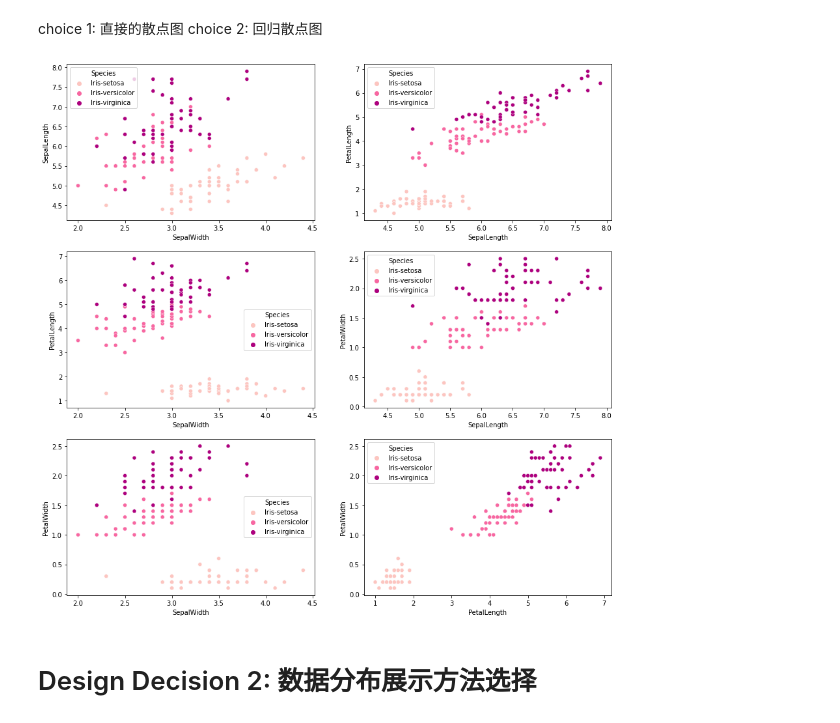
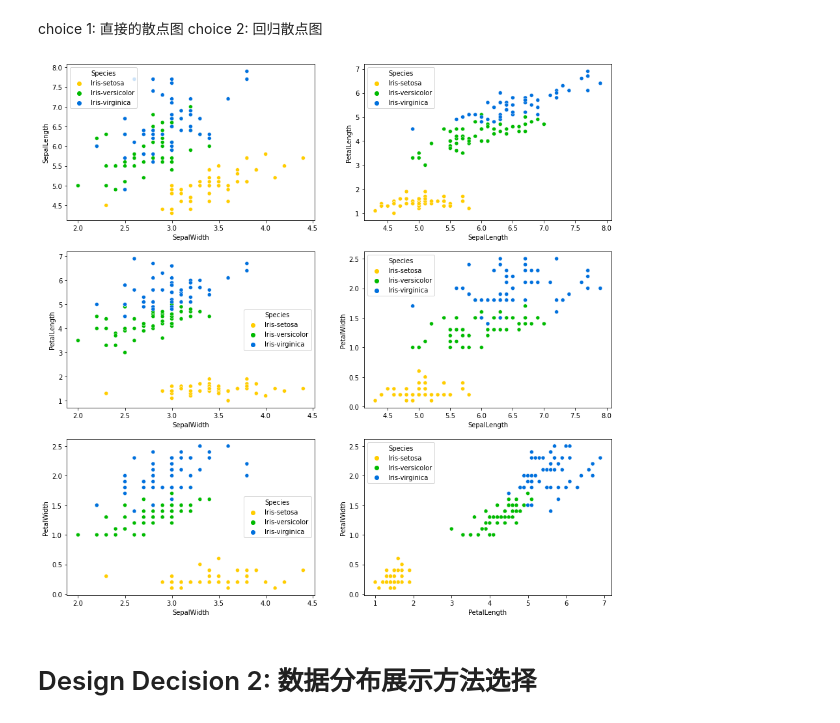
Before and after one commit to xueluofengfei/IV_project, a Jupyter notebook: theZebraSystem.ipynb, the cells around one changed output. Cells and saved outputs as stored; diff of their text form; code cells hidden in the pictures.

```diff
--- a/theZebraSystem.ipynb
+++ b/theZebraSystem.ipynb
@@ -39,16 +39,14 @@ choice 2: 回归散点图
 # %%
 f, axes = plt.subplots(3, 2, figsize=(15, 15))
 
-swsl = sns.scatterplot(data=iris, x='SepalWidth', y='SepalLength', palette='RdPu', hue='Species', ax = axes[0,0])
-swpl = sns.scatterplot(data=iris, x='SepalWidth', y='PetalLength', palette='RdPu', hue='Species', ax = axes[1,0])
-swpw = sns.scatterplot(data=iris, x='SepalWidth', y='PetalWidth', palette='RdPu', hue='Species', ax = axes[2,0])
-slpl = sns.scatterplot(data=iris, x='SepalLength', y='PetalLength', palette='RdPu', hue='Species', ax = axes[0,1])
-slpw = sns.scatterplot(data=iris, x='SepalLength', y='PetalWidth', palette='RdPu', hue='Species', ax = axes[1,1])
-plpw = sns.scatterplot(data=iris, x='PetalLength', y='PetalWidth', palette='RdPu', hue='Species', ax = axes[2,1])
-
-plt.show()
+swsl = sns.scatterplot(data=iris, x='SepalWidth', y='SepalLength', palette='nipy_spectral_r', hue='Species', ax = axes[0,0])
+swpl = sns.scatterplot(data=iris, x='SepalWidth', y='PetalLength', palette='nipy_spectral_r', hue='Species', ax = axes[1,0])
+swpw = sns.scatterplot(data=iris, x='SepalWidth', y='PetalWidth', palette='nipy_spectral_r', hue='Species', ax = axes[2,0])
+slpl = sns.scatterplot(data=iris, x='SepalLength', y='PetalLength', palette='nipy_spectral_r', hue='Species', ax = axes[0,1])
+slpw = sns.scatterplot(data=iris, x='SepalLength', y='PetalWidth', palette='nipy_spectral_r', hue='Species', ax = axes[1,1])
+plpw = sns.scatterplot(data=iris, x='PetalLength', y='PetalWidth', palette='nipy_spectral_r', hue='Species', ax = axes[2,1])
 # %% [output]
-[figure, old version]
+[figure, new version]
 # %% [markdown]
 # Design Decision 2: 数据分布展示方法选择
 # %% [markdown]
```
Also changed, not shown: parts of 6 cells of this notebook, 1 other file.
